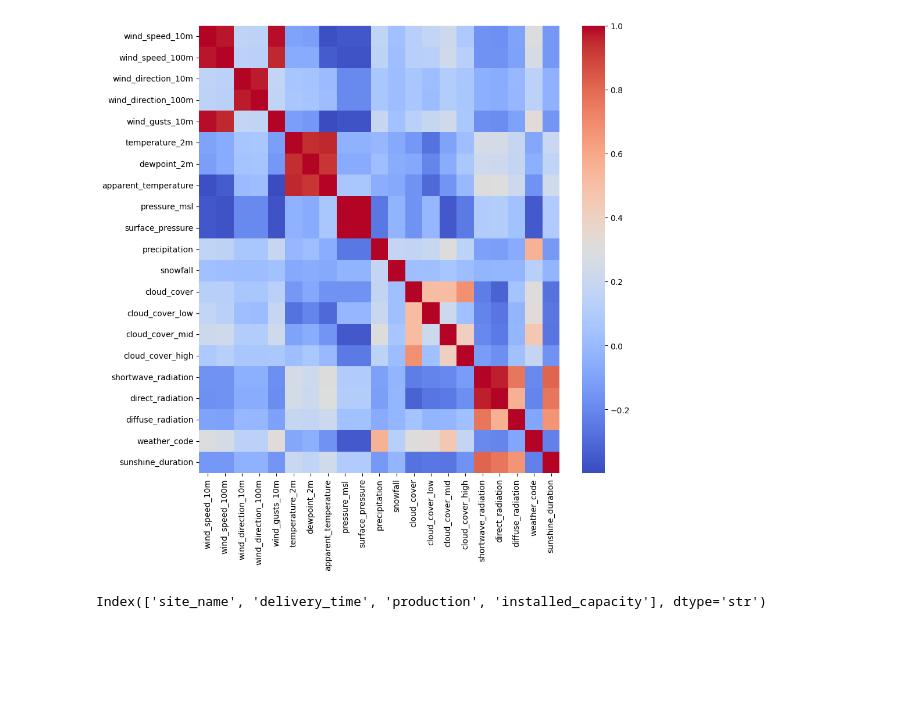
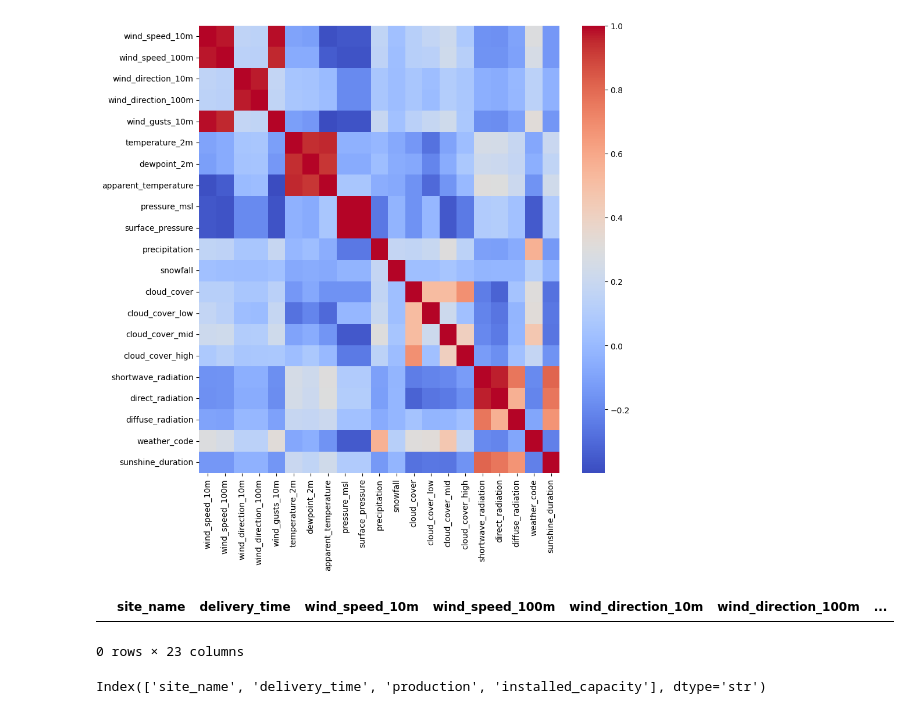
Before and after one commit to Nicolas2412/wind_forecast, a Jupyter notebook: wpp_forecast.ipynb, the cells around one changed output. Cells and saved outputs as stored; diff of their text form; code cells hidden in the pictures; blank space fills up the shorter version.

```diff
--- a/wpp_forecast.ipynb
+++ b/wpp_forecast.ipynb
@@ -99,6 +99,11 @@ def get_site_name(idx:int, df_sites:pd.DataFrame):
 df_prod = pd.read_parquet("data/dataset_1.parquet")
 df_sites = pd.read_parquet("data/dataset_2.parquet")
 df_weather = pd.read_parquet("data/dataset_3.parquet")
+# %%
+df_prod[df_prod.isnull().any(axis=1)]
+# %% [output]
+|  | site_name | delivery_time | wind_speed_10m | wind_speed_100m | wind_direction_10m | wind_direction_100m | ... |
+0 rows × 23 columns
 # %%
 df_prod['production'] /= df_prod['installed_capacity']
 # %%
```
Also changed, not shown: 1 other file.
